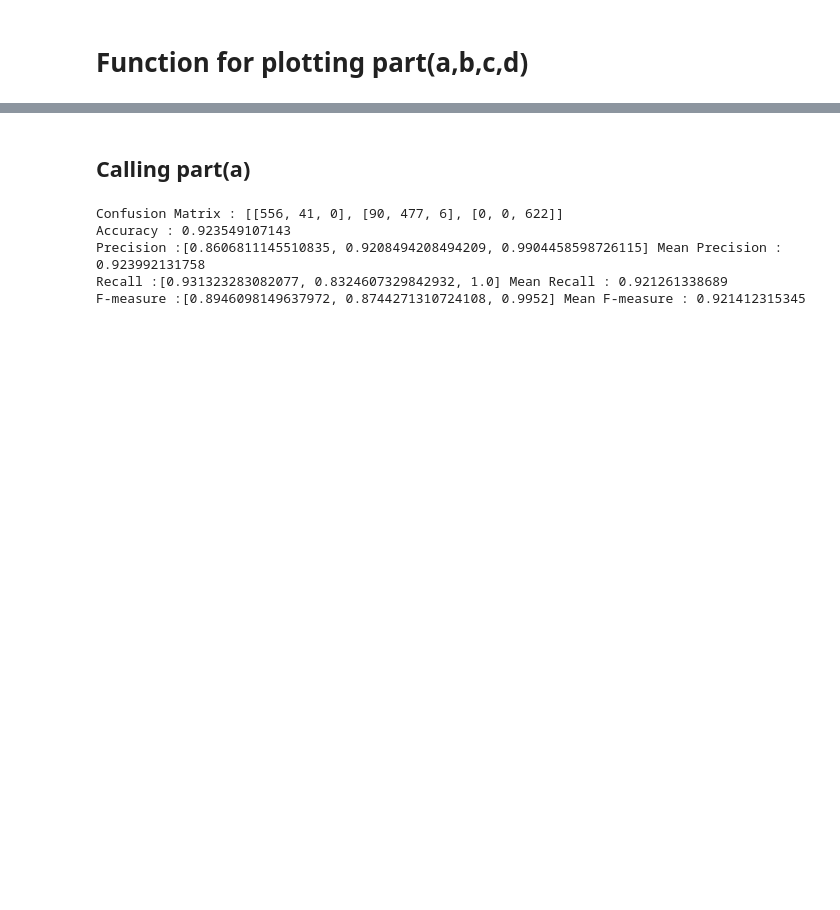
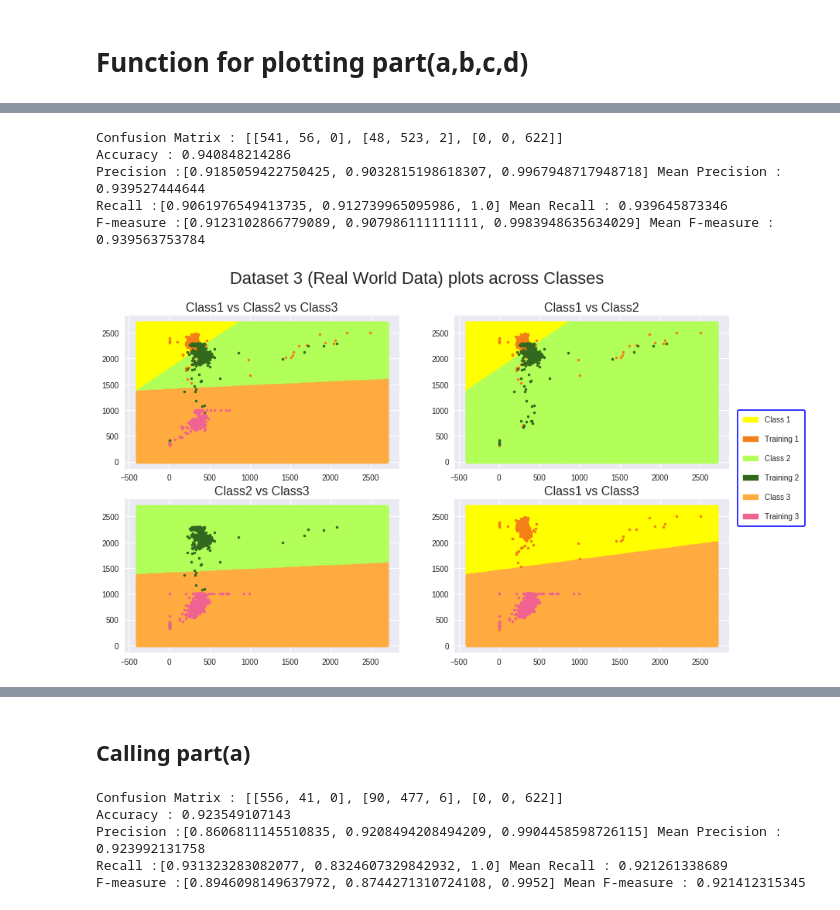
Before and after one commit to SerChirag/PR, a Jupyter notebook: data_3.ipynb, the cells around one changed output, grey strips where cells are left out. Cells and saved outputs as stored; diff of their text form; code cells hidden in the pictures; blank space fills up the shorter version.

```diff
--- a/data_3.ipynb
+++ b/data_3.ipynb
@@ -87,0 +335,11 @@ def g_x(test_data, mean, cov):
+# %%
+# part (b)
+task(cov_task2(),cov_task2(),cov_task2())
+stats(cov_task2(),cov_task2(),cov_task2())
+# %% [output]
+Confusion Matrix : [[541, 56, 0], [48, 523, 2], [0, 0, 622]]
+Accuracy : 0.940848214286
+Precision :[0.9185059422750425, 0.9032815198618307, 0.9967948717948718] Mean Precision : 0.939527444644
+Recall :[0.9061976549413735, 0.912739965095986, 1.0] Mean Recall : 0.939645873346
+F-measure :[0.9123102866779089, 0.907986111111111, 0.9983948635634029] Mean F-measure : 0.939563753784
+[figure, added]
```
Also changed, not shown: parts of 9 cells of this notebook.
